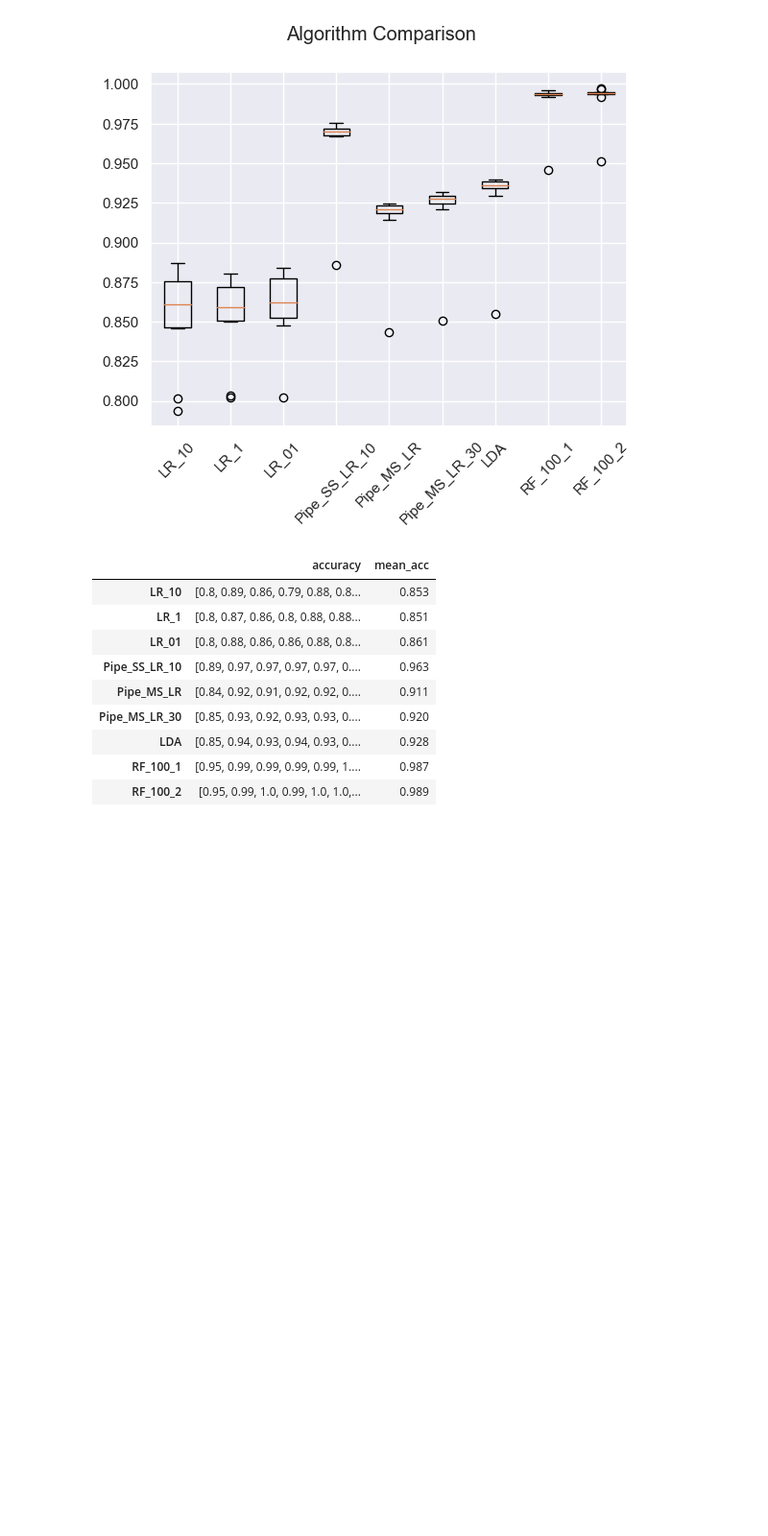
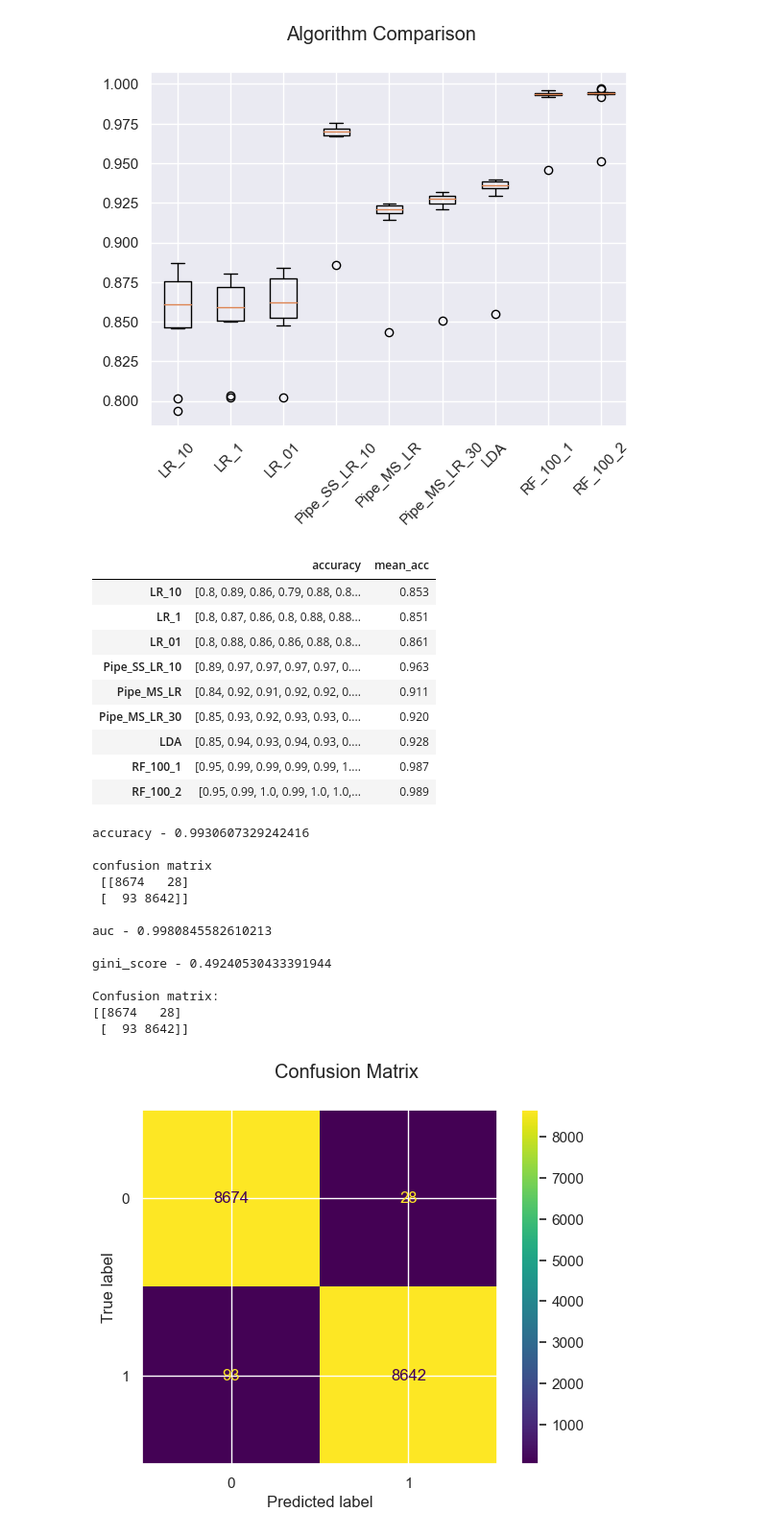
Before and after one commit to Sumanaruban/credit-card-approval-prediction, a Jupyter notebook: credit-card-approval-prediction-sumani.ipynb, the cells around one changed output. Shown at 96% size. Drawn from its saved outputs; the diff is of its cells as text; code cells hidden in the pictures; blank space fills up the shorter version.

```diff
--- a/credit-card-approval-prediction-sumani.ipynb
+++ b/credit-card-approval-prediction-sumani.ipynb
@@ -652,0 +666,54 @@ with pd.option_context("display.max_colwidth", None):
+# %%
+def train_and_evaluate(dataset, clf):
+    '''This function trains a single model'''
+    x_train, x_test, y_train, y_test = tts(dataset.drop( 'target', axis = 1 ), dataset.target)
+
+    clf.fit( x_train, y_train )
+    p = clf.predict_proba( x_test )[:,1]
+    p_bin = clf.predict( x_test )
+
+    #evaluation matrices
+
+    #accuracy
+    acc = accuracy( y_test, p_bin )
+    print ('accuracy - {}\n'.format(acc))
+
+    #confusion matrix
+    cm = confusion_matrix(y_test, p_bin)
+    print ('confusion matrix \n {}\n'.format(cm))
+
+    #auc-roc
+    auc = AUC( y_test, p )
+    print ('auc - {}\n'.format(auc))
+
+    #gini
+    gini_score = gini(p)
+    print ('gini_score - {}\n'.format(gini_score))
+
+#     disp = ConfusionMatrixDisplay(confusion_matrix=cm,
+#                                display_labels=clf.classes_)
+#     disp.plot()
+#     plt.show()
+
+    ConfusionMatrixDisplay
+    disp = ConfusionMatrixDisplay.from_predictions(y_test, p_bin)
+    disp.figure_.suptitle("Confusion Matrix")
+    print(f"Confusion matrix:\n{disp.confusion_matrix}")
+    plt.show()
+# %%
+train_and_evaluate(application_full_df, LR( C = 0.1 ))
+# %% [output]
+accuracy - 0.9930607329242416
+
+confusion matrix
+ [[8674   28]
+ [  93 8642]]
+
+auc - 0.9980845582610213
+
+gini_score - 0.49240530433391944
+
+Confusion matrix:
+[[8674   28]
+ [  93 8642]]
+[figure, added]
```
Also changed, not shown: parts of 1 cell of this notebook.
